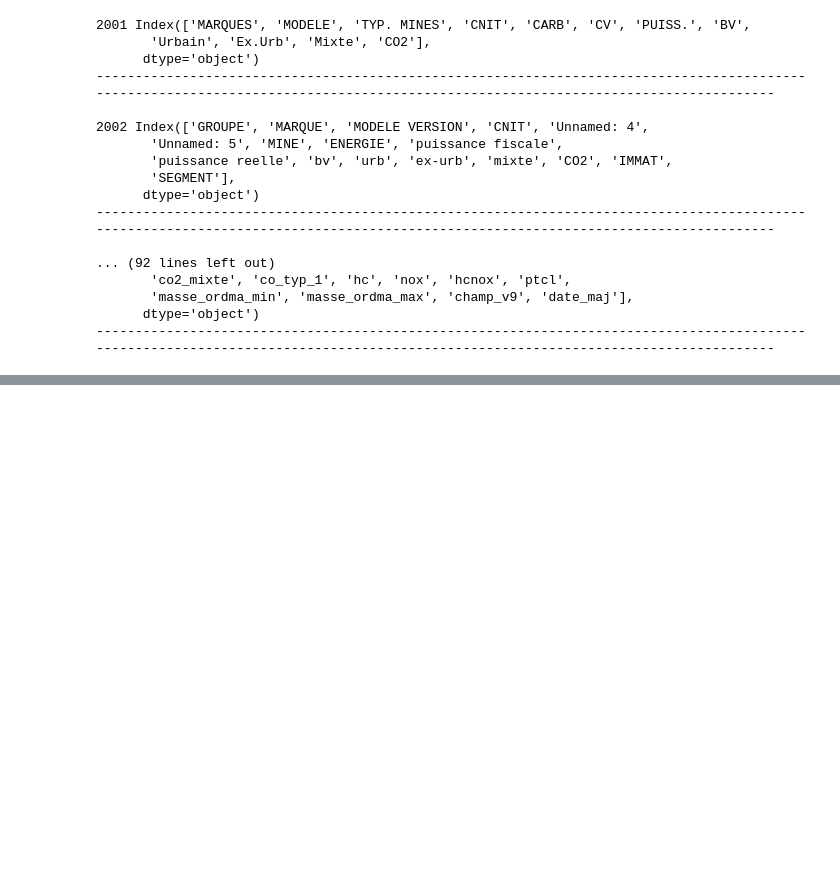
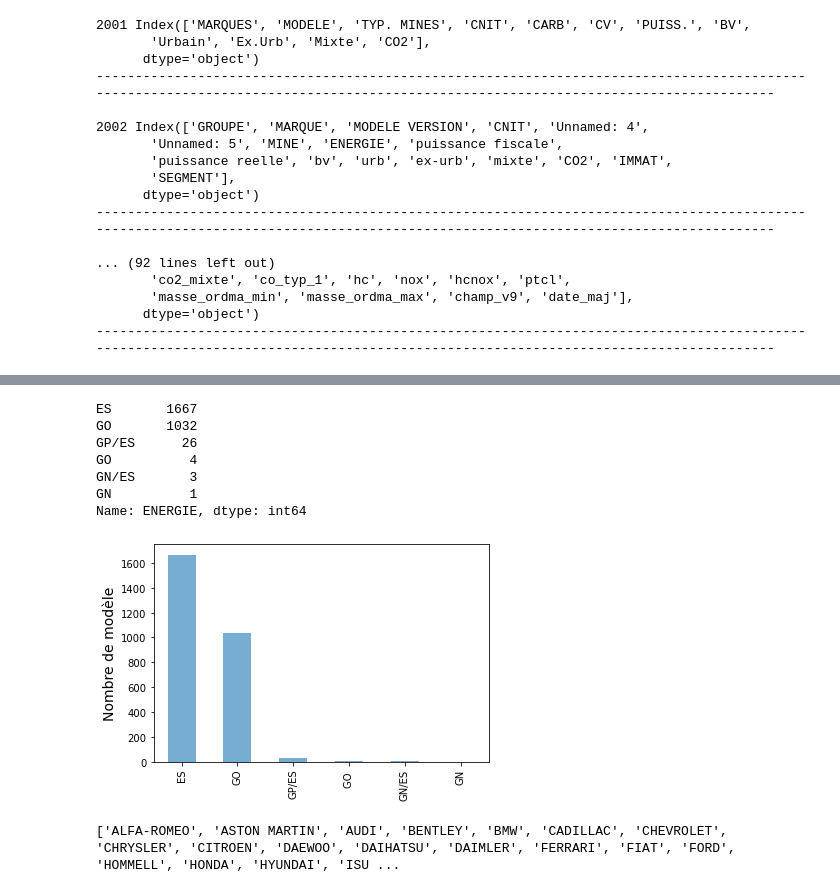
Before and after one commit to DamsRock/carlab-2001-2015, a Jupyter notebook: codecarlab.ipynb, the cells around one changed output, grey strips where cells are left out. Cells and saved outputs as stored; diff of their text form; code cells hidden in the pictures; blank space fills up the shorter version.

```diff
--- a/codecarlab.ipynb
+++ b/codecarlab.ipynb
@@ -171,0 +212,3 @@ max      25.000000   570.000000
+# %%
+modele_sans_group = xls2003.drop_duplicates(subset='MODELE VERSION',keep="last")
+modele_sans_group
@@ -171,0 +295,25 @@ max      25.000000   570.000000
+# %%
+modele_sans_group.ENERGIE.value_counts().plot(kind='bar', alpha=0.6)
+plt.ylabel("Nombre de modèle", fontsize=14)
+modele_sans_group.ENERGIE.value_counts()
+# %% [output]
+ES       1667
+GO       1032
+GP/ES      26
+GO          4
+GN/ES       3
+GN          1
+Name: ENERGIE, dtype: int64
+[figure, added]
+# %%
+tab_marque = []
+i=0
+for marque in modele_sans_group['MARQUE']:
+    tab_marque.append(marque)
+    tab_marque = list(dict.fromkeys(tab_marque))
+    i+=1
+
+taille = len(tab_marque)
+print(tab_marque)
+# %% [output]
+['ALFA-ROMEO', 'ASTON MARTIN', 'AUDI', 'BENTLEY', 'BMW', 'CADILLAC', 'CHEVROLET', 'CHRYSLER', 'CITROEN', 'DAEWOO', 'DAIHATSU', 'DAIMLER', 'FERRARI', 'FIAT', 'FORD', 'HOMMELL', 'HONDA', 'HYUNDAI', 'ISU ...
```
Also changed, not shown: parts of 20 cells of this notebook, 1 other file.
